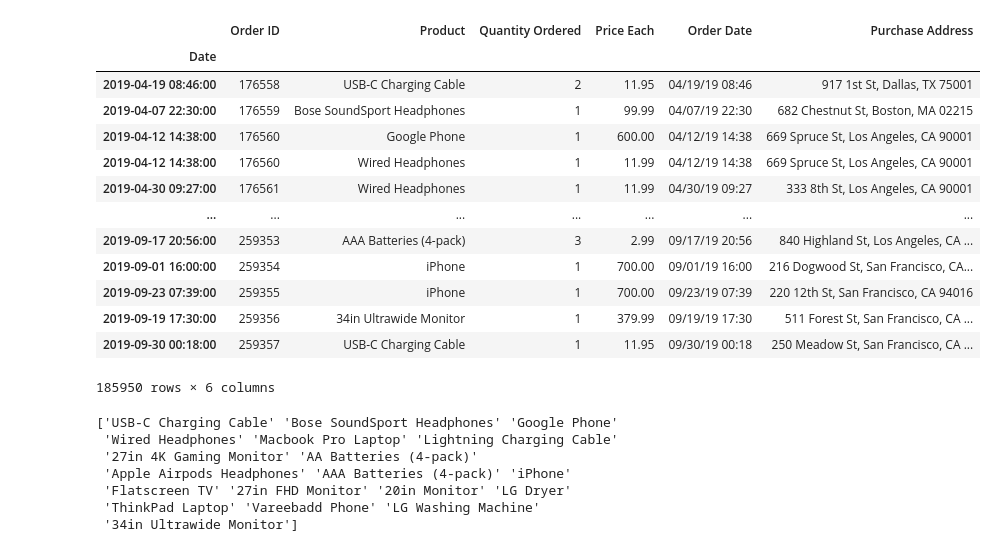
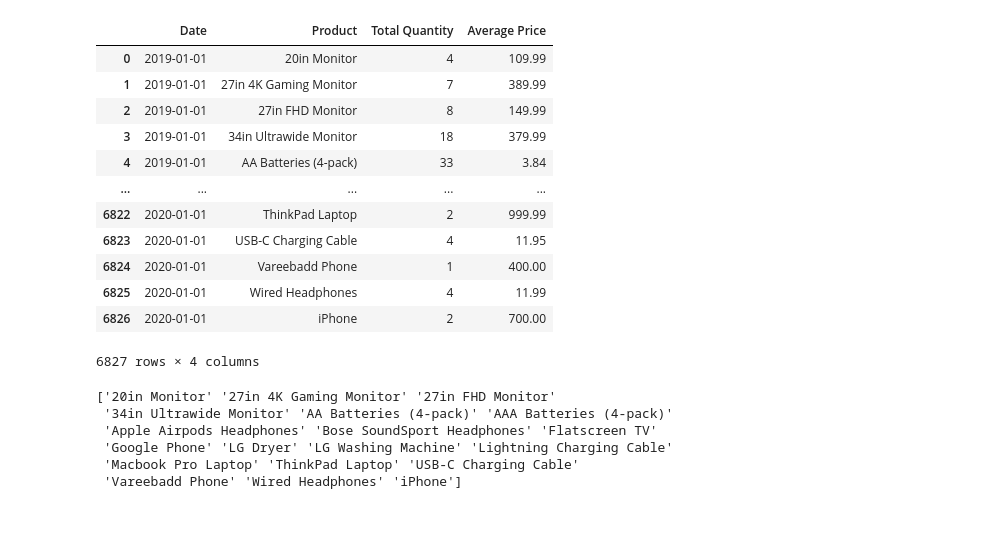
Before and after one commit to pklaudat/sales-data-forecast, a Jupyter notebook: job.ipynb, the cells around one changed output. Cells and saved outputs as stored; diff of their text form; code cells hidden in the pictures; blank space fills up the shorter version.

```diff
--- a/job.ipynb
+++ b/job.ipynb
@@ -30,26 +32,27 @@ df = data_import(path)
 # %%
 df['Date'] = pd.to_datetime(df['Order Date'], format='%m/%d/%y %H:%M')
 df['Order ID'] = pd.to_numeric(df['Order ID'])
 df['Quantity Ordered'] = pd.to_numeric(df['Quantity Ordered'])
 df['Price Each'] = pd.to_numeric(df['Price Each'])
-df.set_index('Date', inplace=True)
+# df.set_index('Date', inplace=True)
+df
 
-df
+df = df.groupby([df['Date'].dt.date, 'Product']).agg({'Quantity Ordered': 'sum', 'Price Each': 'mean'}).reset_index()
+df = df.rename(columns={'Order Date': 'Date', 'Quantity Ordered': 'Total Quantity', 'Price Each': 'Average Price'})
 # %% [output]
-|  | Order ID | Product | Quantity Ordered | Price Each | Order Date | Purchase Address |
-| Date |  |  |  |  |  |  |
-| 2019-04-19 08:46:00 | 176558 | USB-C Charging Cable | 2 | 11.95 | 04/19/19 08:46 | 917 1st St, Dallas, TX 75001 |
-| 2019-04-07 22:30:00 | 176559 | Bose SoundSport Headphones | 1 | 99.99 | 04/07/19 22:30 | 682 Chestnut St, Boston, MA 02215 |
-| 2019-04-12 14:38:00 | 176560 | Google Phone | 1 | 600.00 | 04/12/19 14:38 | 669 Spruce St, Los Angeles, CA 90001 |
-| 2019-04-12 14:38:00 | 176560 | Wired Headphones | 1 | 11.99 | 04/12/19 14:38 | 669 Spruce St, Los Angeles, CA 90001 |
-| 2019-04-30 09:27:00 | 176561 | Wired Headphones | 1 | 11.99 | 04/30/19 09:27 | 333 8th St, Los Angeles, CA 90001 |
-| ... | ... | ... | ... | ... | ... | ... |
-| 2019-09-17 20:56:00 | 259353 | AAA Batteries (4-pack) | 3 | 2.99 | 09/17/19 20:56 | 840 Highland St, Los Angeles, CA ... |
-| 2019-09-01 16:00:00 | 259354 | iPhone | 1 | 700.00 | 09/01/19 16:00 | 216 Dogwood St, San Francisco, CA... |
-| 2019-09-23 07:39:00 | 259355 | iPhone | 1 | 700.00 | 09/23/19 07:39 | 220 12th St, San Francisco, CA 94016 |
-| 2019-09-19 17:30:00 | 259356 | 34in Ultrawide Monitor | 1 | 379.99 | 09/19/19 17:30 | 511 Forest St, San Francisco, CA ... |
-| 2019-09-30 00:18:00 | 259357 | USB-C Charging Cable | 1 | 11.95 | 09/30/19 00:18 | 250 Meadow St, San Francisco, CA ... |
+|  | Date | Product | Total Quantity | Average Price |
+| 0 | 2019-01-01 | 20in Monitor | 4 | 109.99 |
+| 1 | 2019-01-01 | 27in 4K Gaming Monitor | 7 | 389.99 |
+| 2 | 2019-01-01 | 27in FHD Monitor | 8 | 149.99 |
+| 3 | 2019-01-01 | 34in Ultrawide Monitor | 18 | 379.99 |
+| 4 | 2019-01-01 | AA Batteries (4-pack) | 33 | 3.84 |
+| ... | ... | ... | ... | ... |
+| 6822 | 2020-01-01 | ThinkPad Laptop | 2 | 999.99 |
+| 6823 | 2020-01-01 | USB-C Charging Cable | 4 | 11.95 |
+| 6824 | 2020-01-01 | Vareebadd Phone | 1 | 400.00 |
+| 6825 | 2020-01-01 | Wired Headphones | 4 | 11.99 |
+| 6826 | 2020-01-01 | iPhone | 2 | 700.00 |
-185950 rows × 6 columns
+6827 rows × 4 columns
 # %%
 list_of_products = df['Product'].unique()
 print(list_of_products)
@@ -80,13 +83,12 @@ product_df_list = [
     thinkpad_laptop, vareebadd_phone, lg_washing_machine, thirtyfourin_ultrawide_monitor
 ]
 # %% [output]
-['USB-C Charging Cable' 'Bose SoundSport Headphones' 'Google Phone'
- 'Wired Headphones' 'Macbook Pro Laptop' 'Lightning Charging Cable'
- '27in 4K Gaming Monitor' 'AA Batteries (4-pack)'
- 'Apple Airpods Headphones' 'AAA Batteries (4-pack)' 'iPhone'
- 'Flatscreen TV' '27in FHD Monitor' '20in Monitor' 'LG Dryer'
- 'ThinkPad Laptop' 'Vareebadd Phone' 'LG Washing Machine'
- '34in Ultrawide Monitor']
+['20in Monitor' '27in 4K Gaming Monitor' '27in FHD Monitor'
+ '34in Ultrawide Monitor' 'AA Batteries (4-pack)' 'AAA Batteries (4-pack)'
+ 'Apple Airpods Headphones' 'Bose SoundSport Headphones' 'Flatscreen TV'
+ 'Google Phone' 'LG Dryer' 'LG Washing Machine' 'Lightning Charging Cable'
+ 'Macbook Pro Laptop' 'ThinkPad Laptop' 'USB-C Charging Cable'
+ 'Vareebadd Phone' 'Wired Headphones' 'iPhone']
 # %%
 # total price per day
 for product_df in product_df_list:
```
Also changed, not shown: parts of 7 cells of this notebook.
